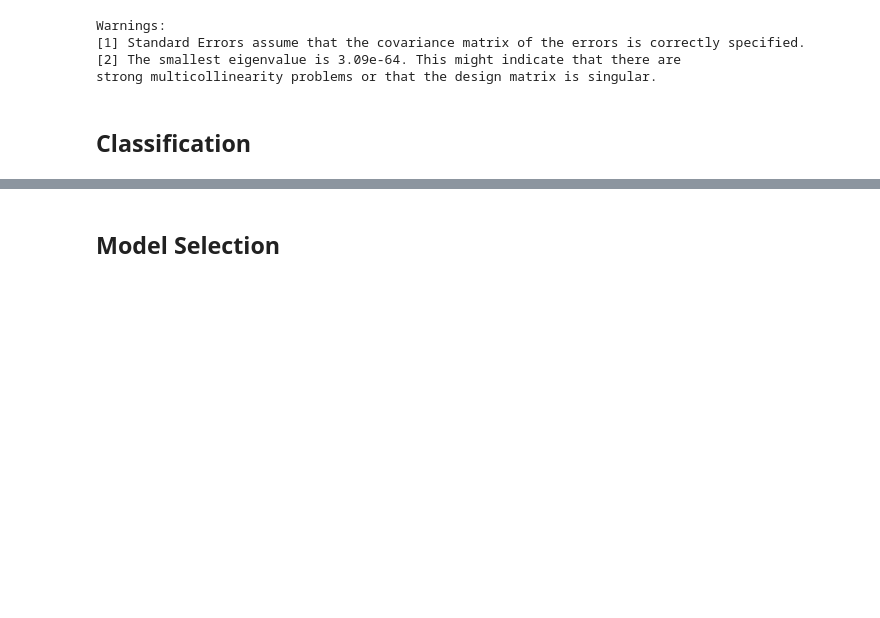
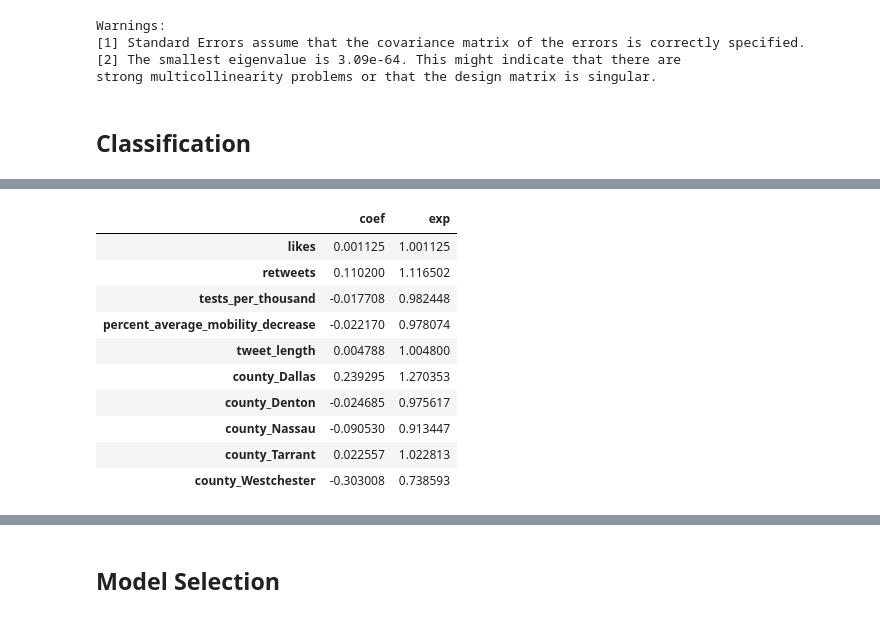
Before and after one commit to JulKelman/Sentiment-Analysis-of-Covid-19-Related-Tweets, a Jupyter notebook: julia/Project Notebook.ipynb, the cells around one changed output, grey strips where cells are left out. Drawn from its saved outputs; the diff is of its cells as text; code cells hidden in the pictures; blank space fills up the shorter version.

```diff
--- a/julia/Project Notebook.ipynb
+++ b/julia/Project Notebook.ipynb
@@ -506,0 +642,15 @@ strong multicollinearity problems or that the design matrix is singular.
+# %%
+top_coef['exp'] = np.exp(top_coef['coef'])
+top_coef
+# %% [output]
+|  | coef | exp |
+| likes | 0.001125 | 1.001125 |
+| retweets | 0.110200 | 1.116502 |
+| tests_per_thousand | -0.017708 | 0.982448 |
+| percent_average_mobility_decrease | -0.022170 | 0.978074 |
+| tweet_length | 0.004788 | 1.004800 |
+| county_Dallas | 0.239295 | 1.270353 |
+| county_Denton | -0.024685 | 0.975617 |
+| county_Nassau | -0.090530 | 0.913447 |
+| county_Tarrant | 0.022557 | 1.022813 |
+| county_Westchester | -0.303008 | 0.738593 |
```
Also changed, not shown: parts of 16 cells of this notebook.
